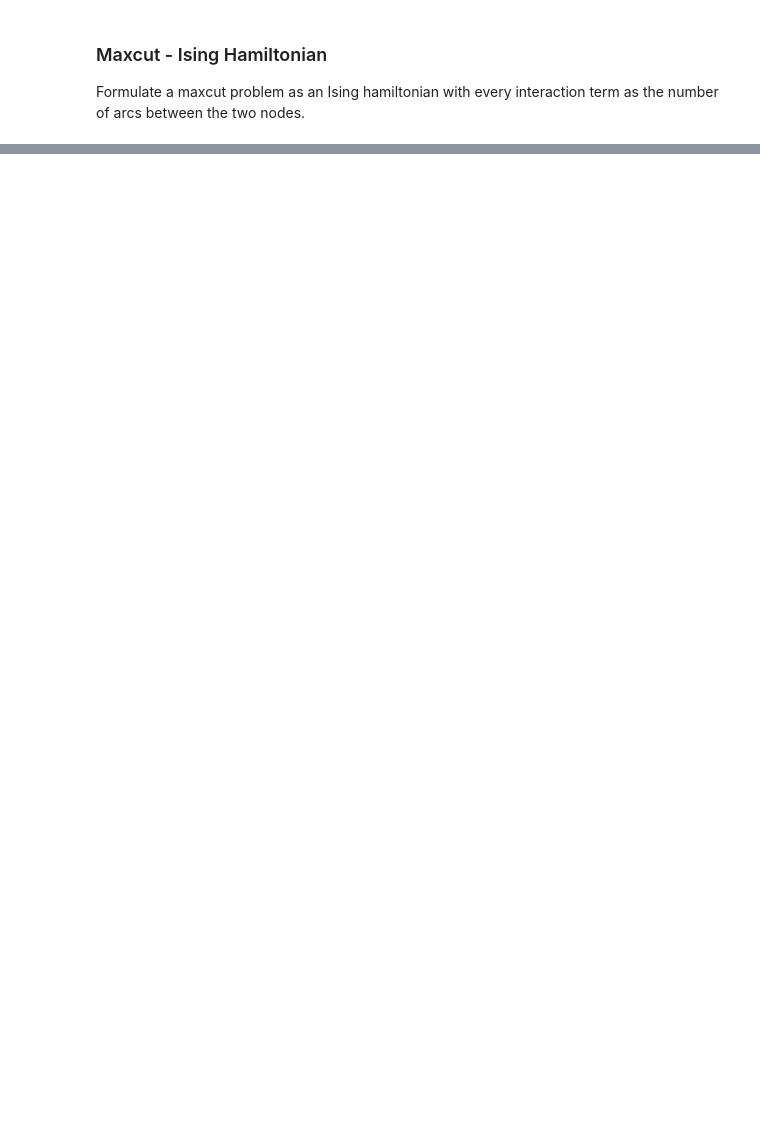
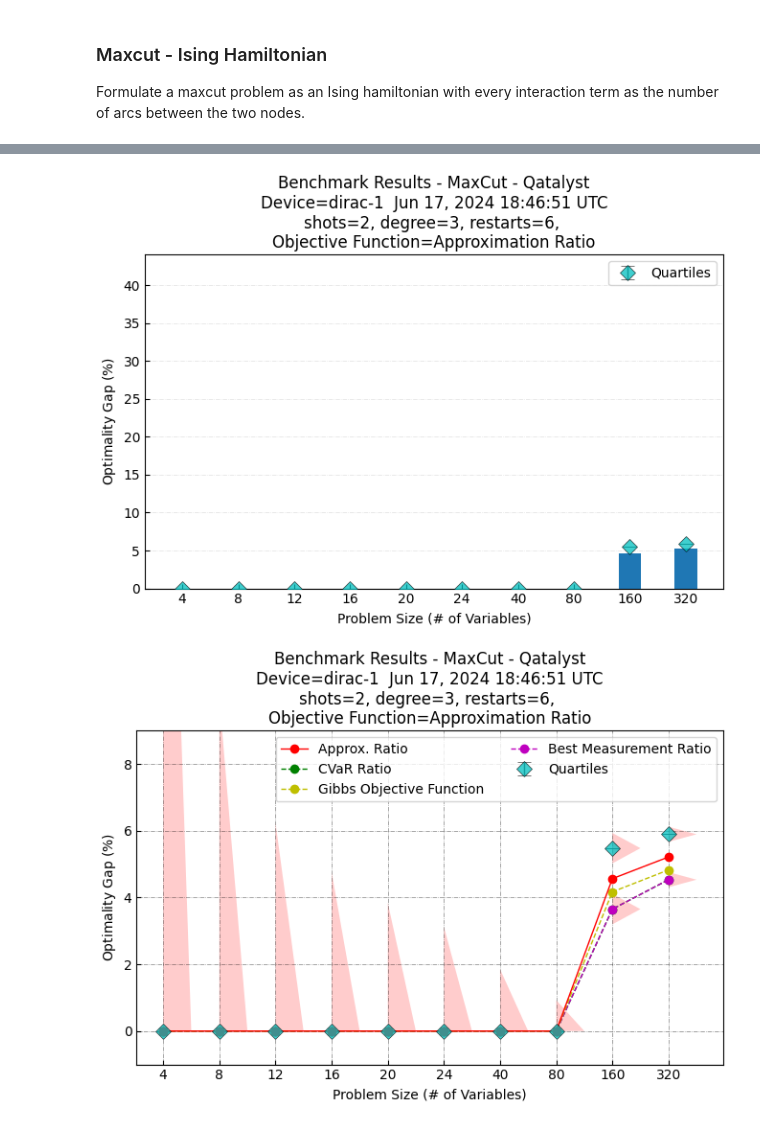
Before and after one commit to thisisaus/QC-App-Oriented-Benchmarks, a Jupyter notebook: maxcut/qatalyst/benchmarks-qatalyst-maxcut.ipynb, the cells around one changed output, grey strips where cells are left out. Cells and saved outputs as stored; diff of their text form; code cells hidden in the pictures; blank space fills up the shorter version.

Commit message:
Made some updates to collect data on multiple samples better

```diff
--- a/maxcut/qatalyst/benchmarks-qatalyst-maxcut.ipynb
+++ b/maxcut/qatalyst/benchmarks-qatalyst-maxcut.ipynb
@@ -6,8 +18,8 @@ Then execute the remaining cells, each containing one benchmark program.
 # %%
 min_qubits=4
 max_qubits=320
-max_circuits=100
-# num_shots=1000
+max_circuits=1
+num_shots=2
 
 backend_id=None
 provider_backend=None
@@ -37,9 +49,9 @@ import maxcut_benchmark
 maxcut_benchmark.verbose = False
 
 maxcut_benchmark.run(
-    min_qubits=min_qubits, max_qubits=max_qubits, max_circuits=max_circuits, num_shots=1,
+    min_qubits=min_qubits, max_qubits=max_qubits, max_circuits=max_circuits, num_shots=num_shots,
     degree=3, save_res_to_file=True,
-    score_metric=score_metric, x_metric=x_metric,
+    # score_metric=score_metric, x_metric=x_metric,
     backend_id=backend_id, provider_backend=provider_backend,
     exec_options=exec_options
 )
@@ -61,0 +76,5 @@ KeyboardInterrupt:
+# %%
+maxcut_benchmark.plot_results_from_data(num_shots=num_shots, max_circuits=6)
+# %% [output]
+[figure, added]
+[figure, added]
```
Also changed, not shown: parts of 4 cells of this notebook, 4 other files.
